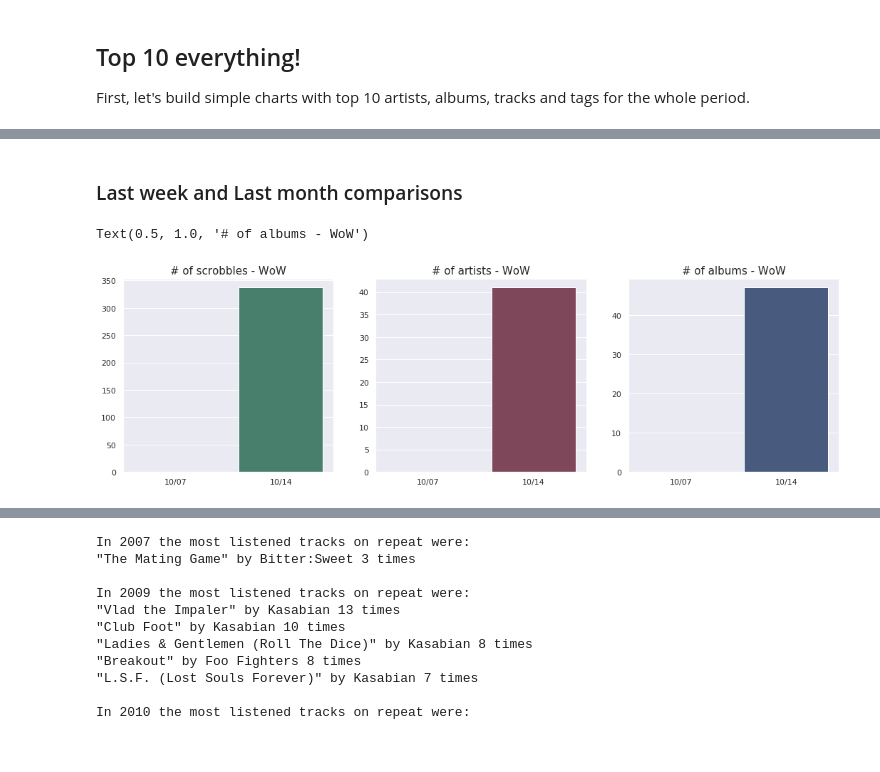
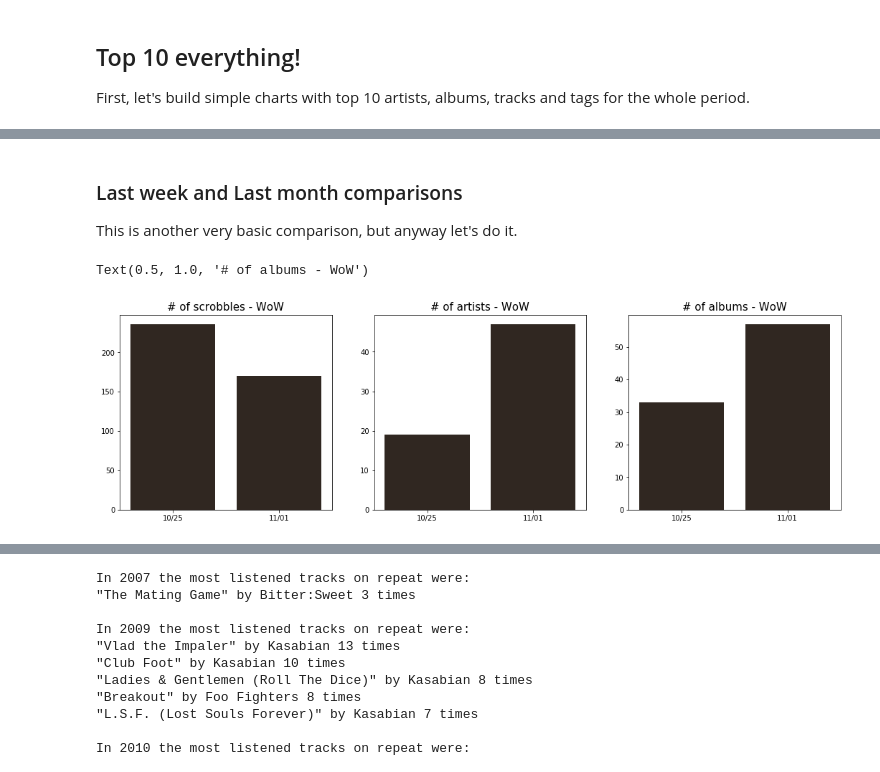
Before and after one commit to gomesfernanda/lastfm-reports, a Jupyter notebook: lastfm_analysis.ipynb, the cells around one changed output, grey strips where cells are left out. Drawn from its saved outputs; the diff is of its cells as text; code cells hidden in the pictures.

```diff
--- a/lastfm_analysis.ipynb
+++ b/lastfm_analysis.ipynb
@@ -21,8 +21,8 @@ import datetime
 user = 'fergomes'
 
 if user == 'fergomes':
-    directory = 'export_fergomes_20191021'
-    file = 'historical_tracks_fergomes_201910211826.csv'
+    directory = 'export_fergomes_20191109'
+    file = 'historical_tracks_fergomes_201911091749.csv'
 
 scrobbles_df = pd.read_csv(directory + '/' + file, sep=',')
 scrobbles_df.info()
@@ -254,5 +194,7 @@ _Soundtrack for this first part of the study: [The Blossoms](https://open.spotif
 # %% [markdown]
 ### Last week and Last month comparisons
+
+This is another very basic comparison, but anyway let's do it.
 # %%
 import datetime
 
@@ -284,32 +226,32 @@ weekly_albums = {two_weeks_ago.strftime('%m/%d'): len(two_weeks_ago_albums),
 # %%
 plt.subplots(figsize=(18, 5))
 
 plt.subplot(1, 3, 1)
 lists = weekly_scrobbles.items()
 x, y = zip(*lists)
 
-artists_dist = sns.barplot(list(x), list(y), color="#3f876f")
+artists_dist = sns.barplot(list(x), list(y), color='#32271e')
 artists_dist.axes.get_xaxis().set_visible(True)
 artists_dist.set_title('# of scrobbles - WoW', fontsize=15)
 
 plt.subplot(1, 3, 2)
 lists = weekly_artists.items()
 x, y = zip(*lists)
 
-artists_dist = sns.barplot(list(x), list(y), color="#873f57")
+artists_dist = sns.barplot(list(x), list(y), color='#32271e')
 artists_dist.axes.get_xaxis().set_visible(True)
 artists_dist.set_title('# of artists - WoW', fontsize=15)
 
 plt.subplot(1, 3, 3)
 lists = weekly_albums.items()
 x, y = zip(*lists)
 
-artists_dist = sns.barplot(list(x), list(y), color="#3f5787")
+artists_dist = sns.barplot(list(x), list(y), color='#32271e')
 artists_dist.axes.get_xaxis().set_visible(True)
 artists_dist.set_title('# of albums - WoW', fontsize=15)
 # %% [output]
 Text(0.5, 1.0, '# of albums - WoW')
-[figure, old version]
+[figure, new version]
 # %%
 month = datetime.timedelta(days=30)
 last_month = today - month
```
Also changed, not shown: parts of 36 cells of this notebook.
